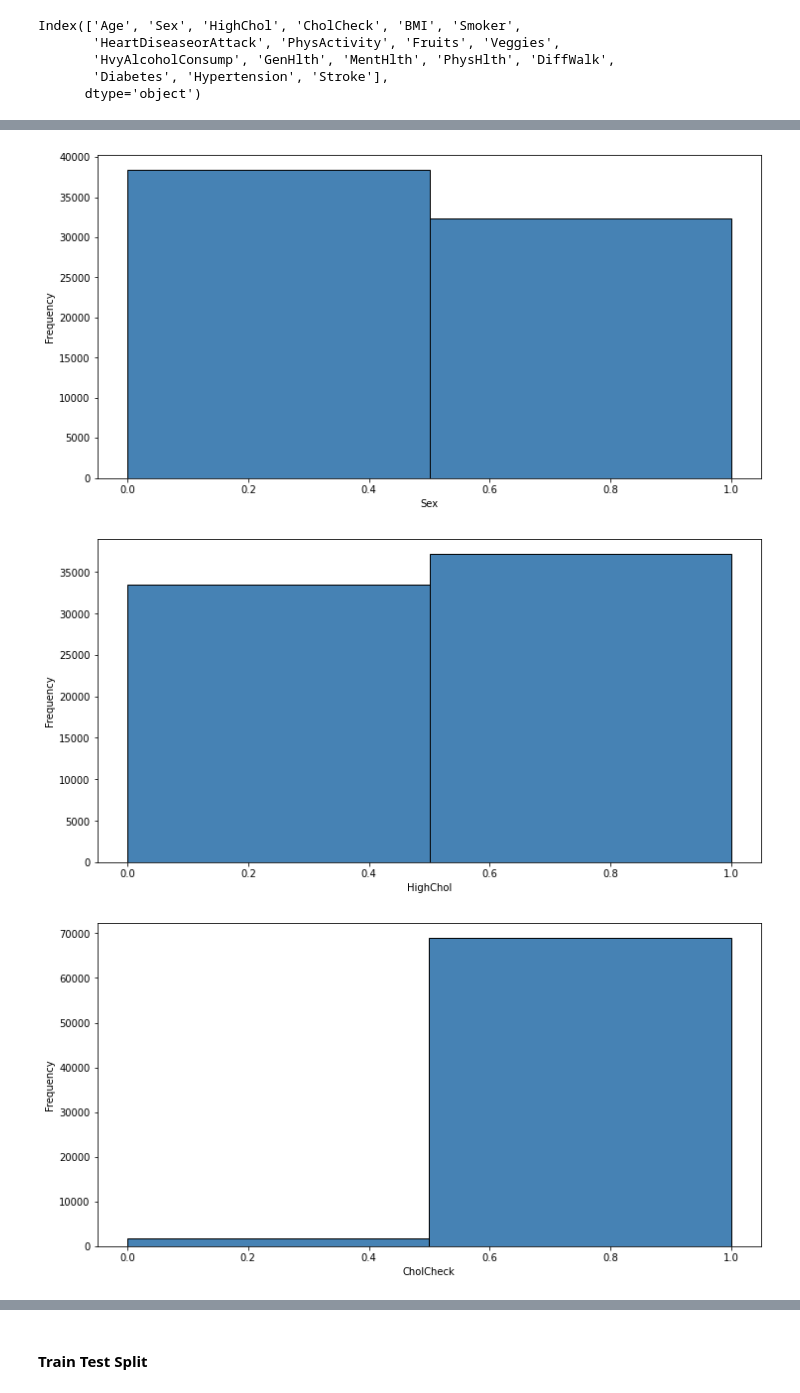
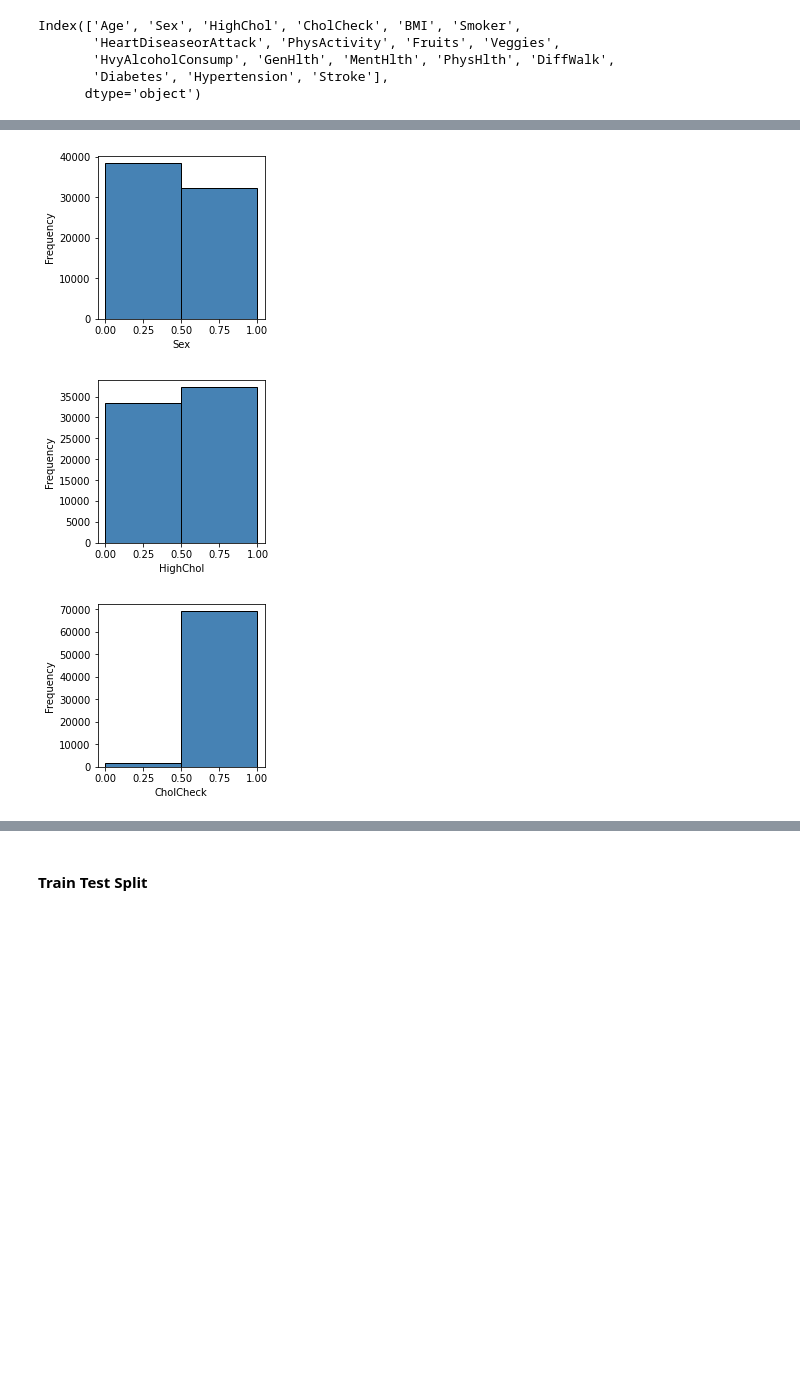
Before and after one commit to xyqiuchloe/BIS-634-Homework-XinyueQiu, a Jupyter notebook: final_project/final_project.ipynb, the cells around one changed output, grey strips where cells are left out. Drawn from its saved outputs; the diff is of its cells as text; code cells hidden in the pictures; blank space fills up the shorter version.

```diff
--- a/final_project/final_project.ipynb
+++ b/final_project/final_project.ipynb
@@ -80,9 +116,9 @@ cont_var = ['Age','BMI','GenHlth', 'MentHlth', 'PhysHlth']
 # %%
 for i in bin_var:
     plt.xlabel(i)
-    data[i].plot(kind='hist', bins=2, figsize=(12,6), facecolor='steelblue',edgecolor='black')
+    data[i].plot(kind='hist', bins=2, figsize=(3,3), facecolor='steelblue',edgecolor='black')
     plt.show()
 # %% [output]
-[figure, old version]
+[figure, new version]
-[figure, old version]
+[figure, new version]
-[figure, old version]
+[figure, new version]
```
Also changed, not shown: parts of 7 cells of this notebook.
